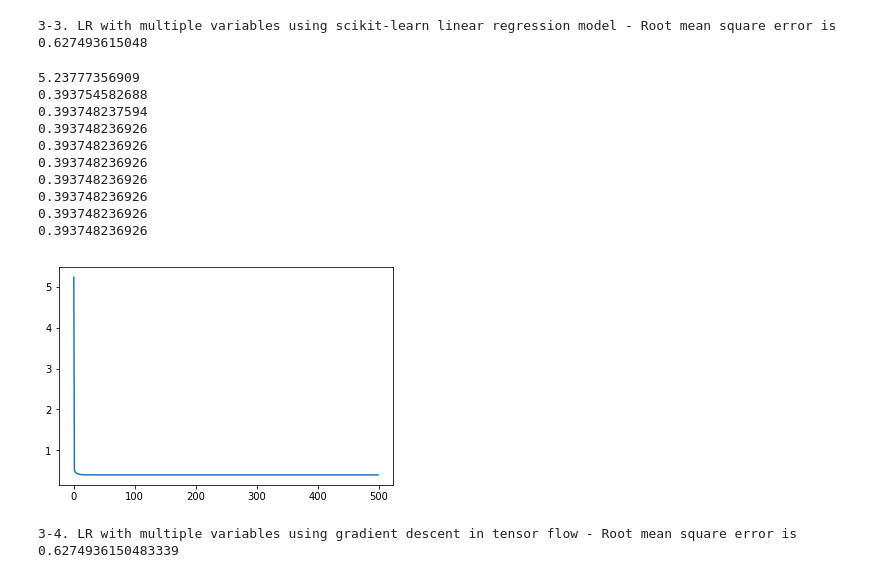
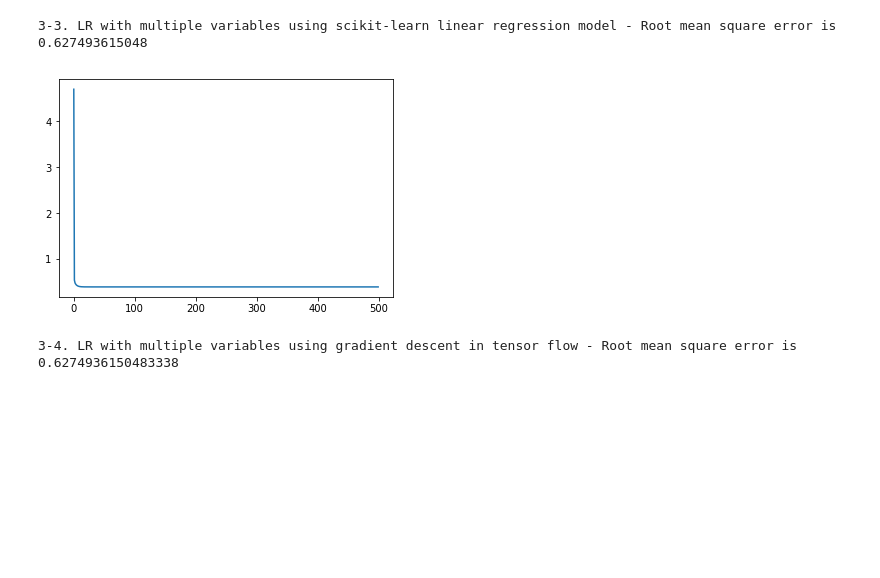
Before and after one commit to MeenakshiParyani/LinearRegression, a Jupyter notebook: Linear_Regression.ipynb, the cells around one changed output. Cells and saved outputs as stored; diff of their text form; code cells hidden in the pictures; blank space fills up the shorter version.

```diff
--- a/Linear_Regression.ipynb
+++ b/Linear_Regression.ipynb
@@ -340,44 +320,34 @@ y = tf.placeholder(tf.float64)
 
 pred = tf.matmul(x, W)
 cost = tf.reduce_mean(tf.pow(pred-y, 2))
 
 sess = tf.Session()
 init = tf.global_variables_initializer()
 
 # 0.1 best learning rate
 optimizer = tf.train.GradientDescentOptimizer(0.1).minimize(cost)
 cost_history = []
 
 def gradient_descent_tensorflow(training_epochs, X, Y):
     sess.run(init)
     new_cost = 0
     for epoch in range(training_epochs):
         sess.run(optimizer, feed_dict={x:X, y:Y})
 
         if(epoch % 10 == 0):
             new_cost = sess.run(cost, feed_dict={x:X, y:Y})
             cost_history.append(new_cost)
 
-        if(epoch % 500 == 0):
-            print(sess.run(cost, feed_dict={x:X, y:Y}))
+        #if(epoch % 500 == 0):
+            #print(sess.run(cost, feed_dict={x:X, y:Y}))
     sess.close()
 
     plt.plot(cost_history)
     plt.show()
     return math.sqrt(new_cost)
 
 rmse = gradient_descent_tensorflow(5000, X34, Y34)
 print ("3-4. LR with multiple variables using gradient descent in tensor flow - Root mean square error is "+ str(rmse))
 # %% [output]
+[figure, new version]
-5.23777356909
-0.393754582688
-0.393748237594
-0.393748236926
-0.393748236926
-0.393748236926
-0.393748236926
-0.393748236926
-0.393748236926
-0.393748236926
+3-4. LR with multiple variables using gradient descent in tensor flow - Root mean square error is 0.6274936150483338
-[figure, old version]
-3-4. LR with multiple variables using gradient descent in tensor flow - Root mean square error is 0.6274936150483339
```
Also changed, not shown: parts of 6 cells of this notebook.
